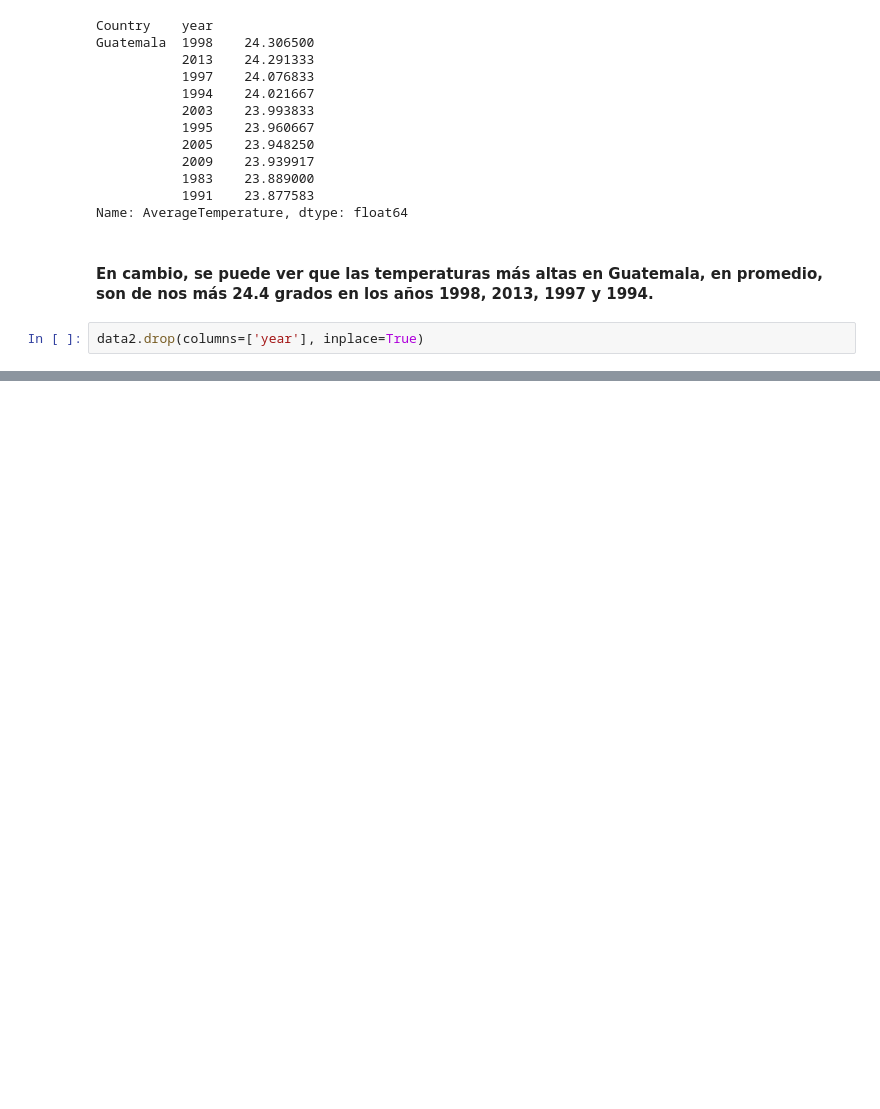
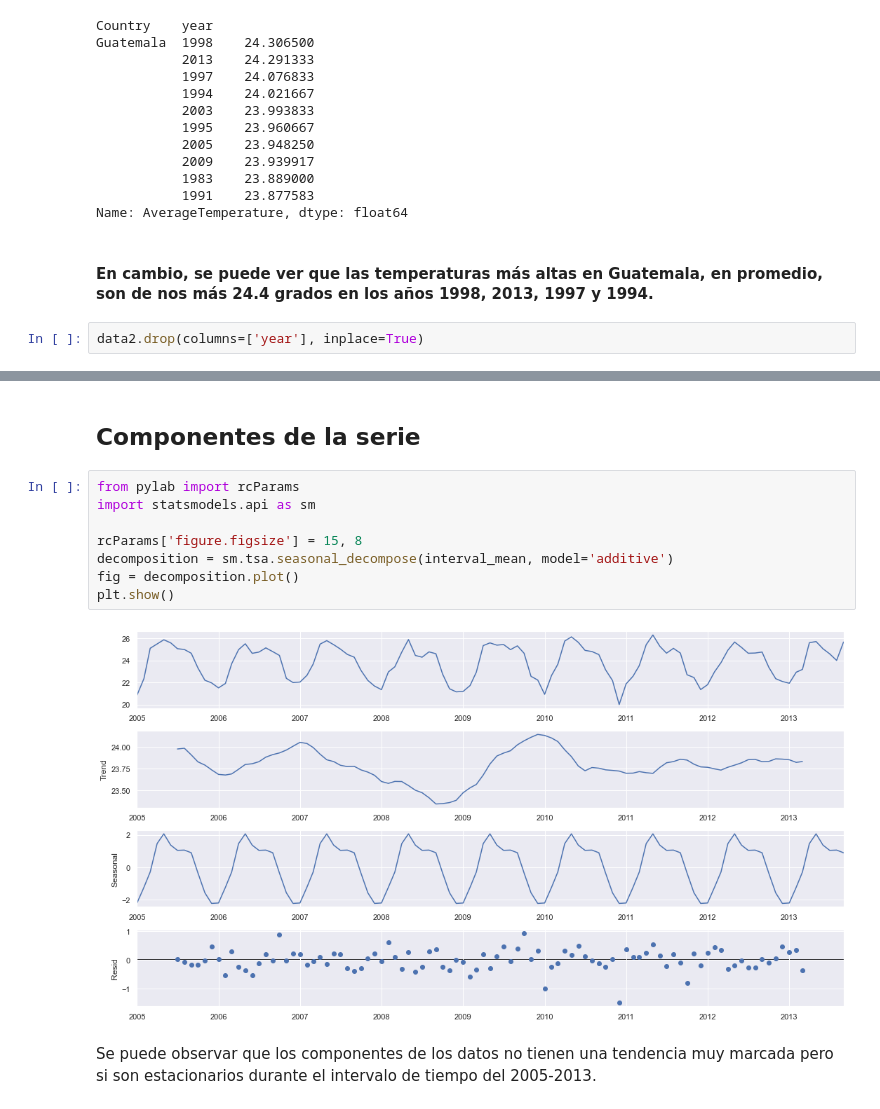
Before and after one commit to Andrei-Portales/lab2_datascience, a Jupyter notebook: Lab2_gt.ipynb, the cells around one changed output, grey strips where cells are left out. Saved outputs shown, nothing was run; the diff lists cells and outputs as text; blank space fills up the shorter version.

```diff
--- a/Lab2_gt.ipynb
+++ b/Lab2_gt.ipynb
@@ -177,0 +244,14 @@ data2.drop(columns=['year'], inplace=True)
+# %% [markdown]
+## Componentes de la serie
+# %%
+from pylab import rcParams
+import statsmodels.api as sm
+
+rcParams['figure.figsize'] = 15, 8
+decomposition = sm.tsa.seasonal_decompose(interval_mean, model='additive')
+fig = decomposition.plot()
+plt.show()
+# %% [output]
+[figure, added]
+# %% [markdown]
+Se puede observar que los componentes de los datos no tienen una tendencia muy marcada pero si son estacionarios durante el intervalo de tiempo del 2005-2013.
```
Also changed, not shown: parts of 44 cells of this notebook, 1 other file.
